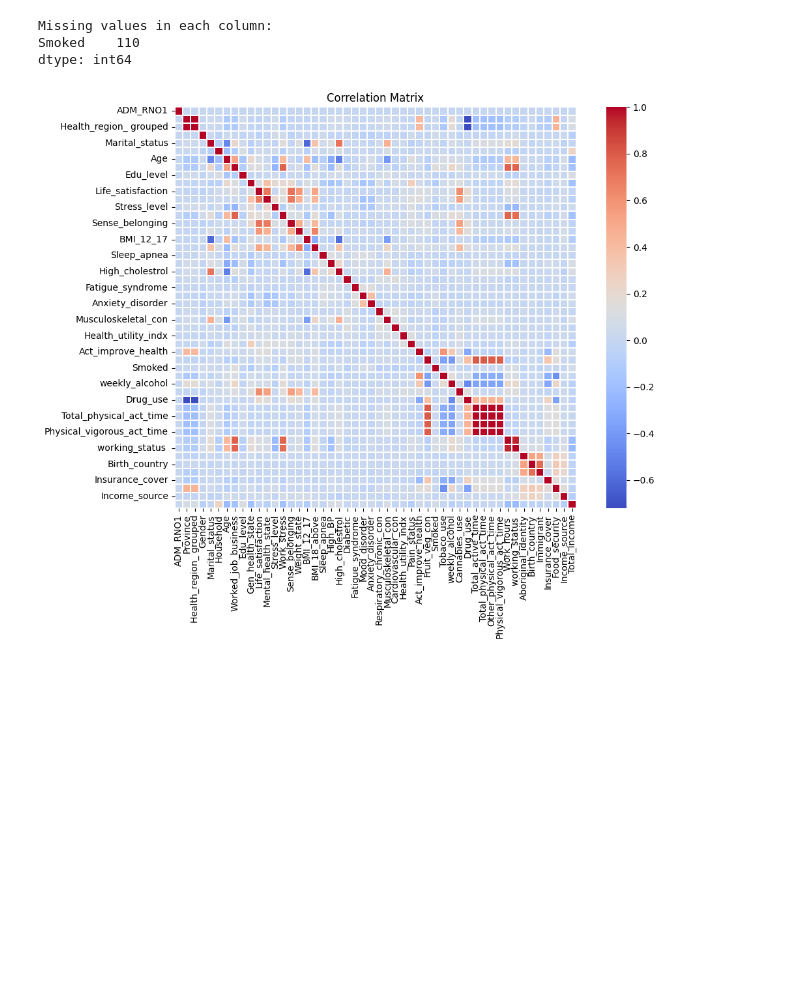
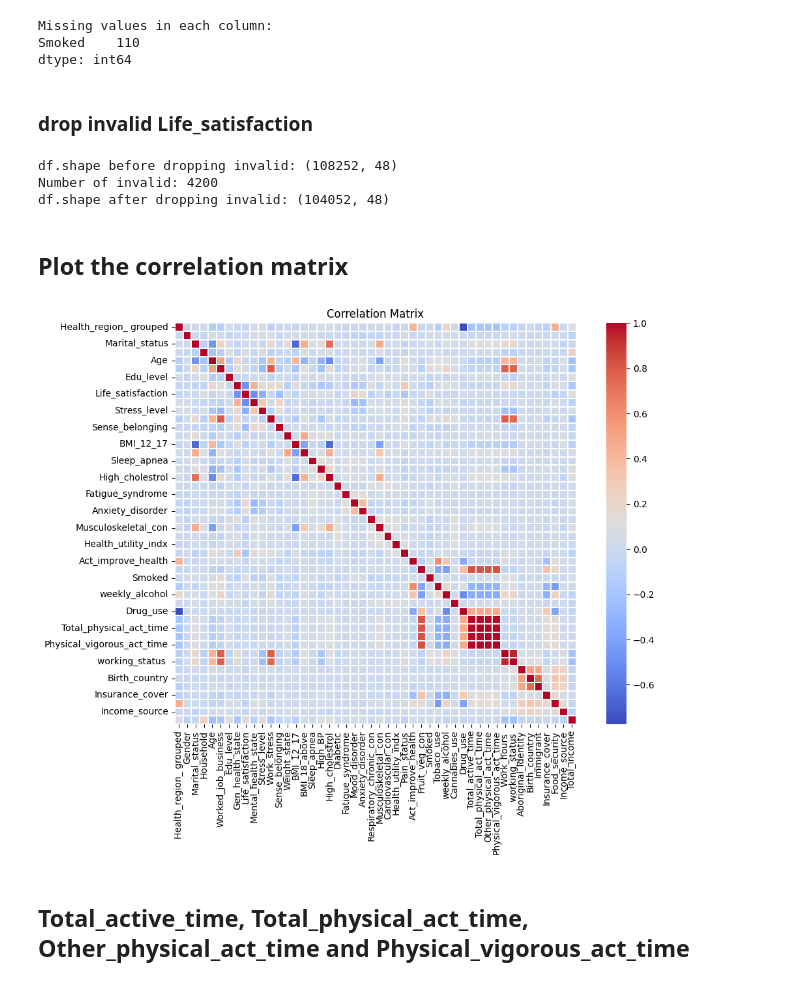
Before and after one commit to MrFrogIsMe/mental-health-forecast, a Jupyter notebook: src/eda.ipynb, the cells around one changed output. Drawn from its saved outputs; the diff is of its cells as text; code cells hidden in the pictures; blank space fills up the shorter version.

```diff
--- a/src/eda.ipynb
+++ b/src/eda.ipynb
@@ -6,5 +6,5 @@ import numpy as np
 
 dirname = '../data/Health_Dataset/'
 filename = 'health_dataset.csv'
-data = pd.read_csv(dirname + filename)
+df = pd.read_csv(dirname + filename)
 # %%
@@ -36,0 +58,3 @@ for column in numerical_features.columns:
+# %%
+drop_cols = ['ADM_RNO1', 'Province']
+df = df.drop(columns=drop_cols)
@@ -69,8 +72,25 @@ plt.show()
+# %% [markdown]
+### drop invalid Life_satisfaction
+# %%
+print(f'df.shape before dropping invalid: {df.shape}')
+df['Life_satisfaction'] = df['Life_satisfaction'].replace([97, 98, 99], np.nan)
+
+print(f'Number of invalid: {df['Life_satisfaction'].isna().sum()}')
+
+df = df.dropna(subset=['Life_satisfaction'])
+print(f'df.shape after dropping invalid: {df.shape}')
+# %% [output]
+df.shape before dropping invalid: (108252, 48)
+Number of invalid: 4200
+df.shape after dropping invalid: (104052, 48)
+# %% [markdown]
+## Plot the correlation matrix
 # %%
-# Plot the correlation matrix
 plt.figure(figsize=(12, 8))
-sns.heatmap(data.corr(), annot=False, cmap='coolwarm', square=True, linewidths=0.1)
+sns.heatmap(df.corr(), annot=False, cmap='coolwarm', square=True, linewidths=0.1)
 plt.title('Correlation Matrix')
 plt.show()
 # %% [output]
-[figure, old version]
+[figure, new version]
+# %% [markdown]
+## Total_active_time, Total_physical_act_time, Other_physical_act_time and Physical_vigorous_act_time
```
Also changed, not shown: parts of 21 cells of this notebook, 2 other files.
